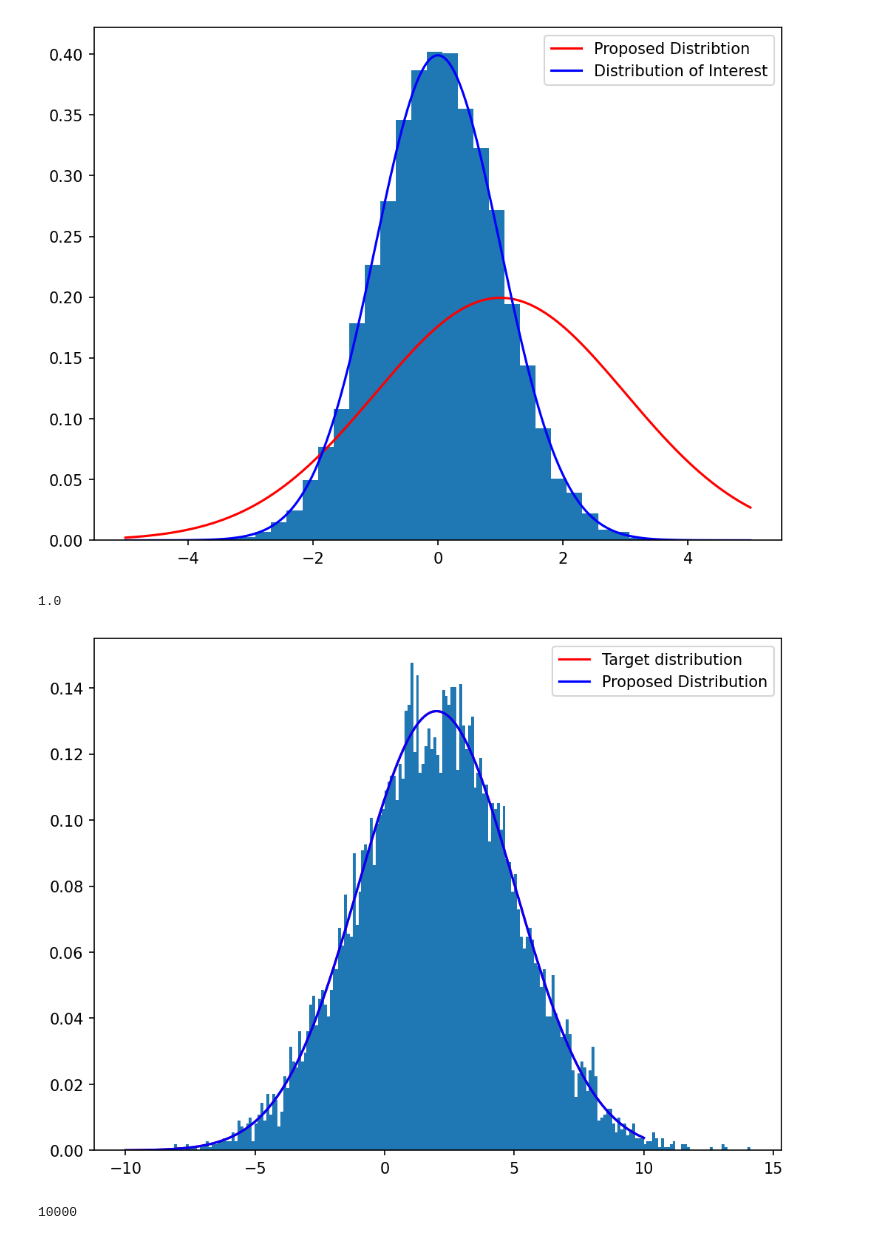
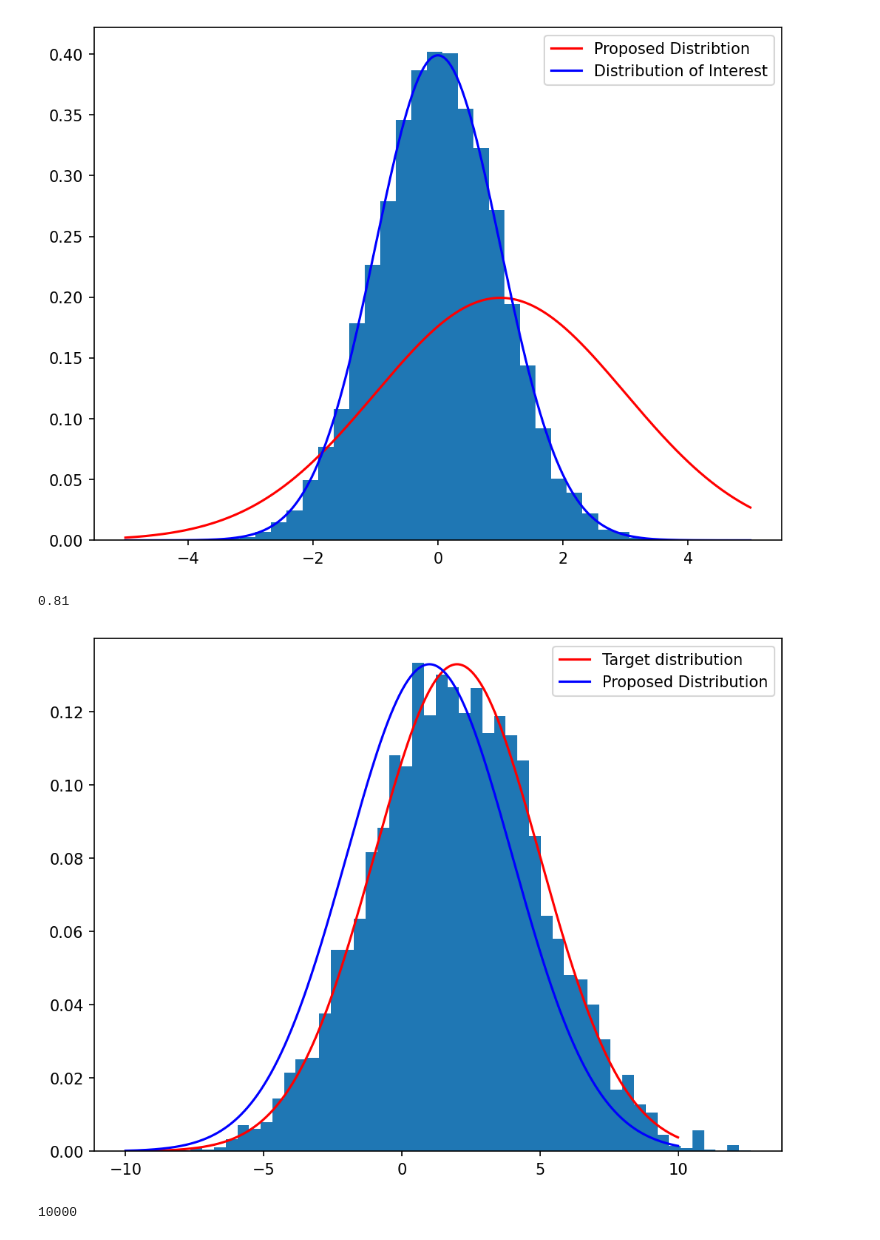
Before and after one commit to zunzun08/An-Introduction-to-Metropolis-Hastings-Algorithm-and-Overlay, a Jupyter notebook: monte carlo (research course).ipynb, the cells around one changed output. Drawn from its saved outputs; the diff is of its cells as text; code cells hidden in the pictures.

```diff
--- a/monte carlo (research course).ipynb
+++ b/monte carlo (research course).ipynb
@@ -208,30 +126,27 @@ def new_algo(iterations, p, q):
         # Calculate the acceptance probability
         alpha = min(1, ((p_prime * q_one) / (q_prime * p_one)))
 
-        alpha_list.append(alpha)
 
         # Random draw from a uniform distribution
         u = scipy.stats.uniform.rvs()
         # Acceptance/rejection step
 
         if u < alpha:
-
+            alpha_list.append(alpha)
             x_two.append(rv_prime) # Accept rv_prime
             j += 1
             i -= 1
         else:
             x_two.append(rv_one)
             i -= 1
-    return x_two, np.mean(alpha_list), j
+    return x_two, alpha_list
 
 
 
 
 p=scipy.stats.norm(loc=1, scale=2)
 q=scipy.stats.norm(loc=0, scale=1)
-accepted, alpha_mean, l_than = new_algo(10000, q=p, p=q)
+accepted, alpha = new_algo(10000, q=p, p=q)
 print(f"Samples accepted: {len(accepted)}")
-print(f'Average alpha: {alpha_mean}')
-print(f'Accepted condition {l_than}')
 # %% [output]
 Samples accepted: 10000
@@ -272,37 +184,37 @@ def mh_algo(num_iterations, target, proposed):
             x.append(rv_prime)
             accepted += 1
         else:
             x.append(x[i-1])
 
     print(round(accepted / num_iterations, 2))
 
     return x
 
 
 
 target_norm=scipy.stats.norm(loc=2, scale=3)
-proposed_norm=scipy.stats.norm(loc=2, scale=3)
+proposed_norm=scipy.stats.norm(loc=1, scale=3)
 
 accepted = mh_algo(num_iterations=10000,
                    target=target_norm,
                    proposed=proposed_norm)
 
 
 plt.figure(figsize=[8,6], dpi=150)
 x_vals = np.linspace(-10, 10, 1000)
 
 
 
-plt.hist(accepted, density=True, bins=200)
+plt.hist(accepted, density=True, bins=50)
 plt.plot(x_vals, target_norm.pdf(x_vals), 'r-')
 plt.plot(x_vals, proposed_norm.pdf(x_vals), 'b-')
 plt.legend(['Target distribution', 'Proposed Distribution'])
 
 
 plt.show()
 # %% [output]
-1.0
+0.81
-[figure, old version]
+[figure, new version]
 # %%
 len(accepted)
 # %% [output]
```
Also changed, not shown: parts of 4 cells of this notebook.
